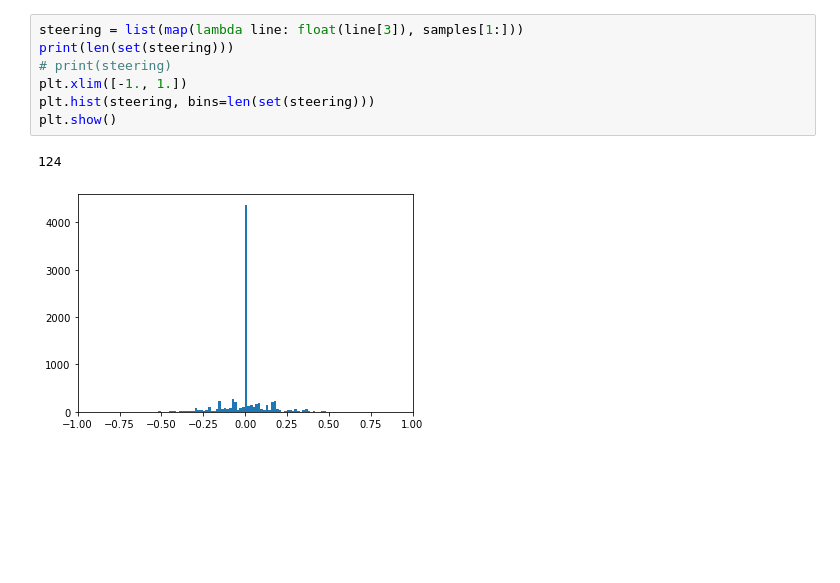
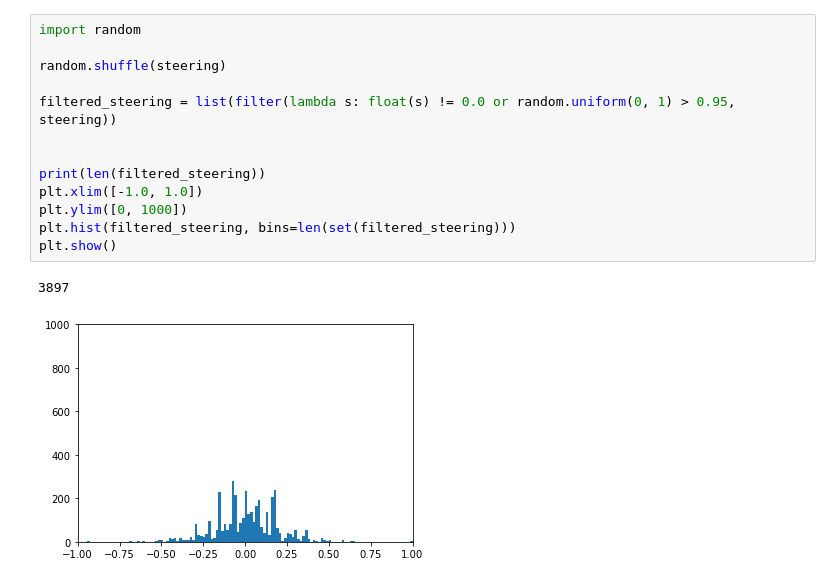
Before and after one commit to Akitsuyoshi/CarND-Behavioral-Cloning-P3, a Jupyter notebook: image.ipynb, the cells around one changed output. Cells and saved outputs as stored; diff of their text form; blank space fills up the shorter version.

Commit message:
chore(image notebook): test image augmentation

```diff
--- a/image.ipynb
+++ b/image.ipynb
@@ -14,10 +48,16 @@ print(len(samples))
 # %%
-steering = list(map(lambda line: float(line[3]), samples[1:]))
-print(len(set(steering)))
-# print(steering)
-plt.xlim([-1., 1.])
-plt.hist(steering, bins=len(set(steering)))
+import random
+
+random.shuffle(steering)
+
+filtered_steering = list(filter(lambda s: float(s) != 0.0 or random.uniform(0, 1) > 0.95, steering))
+
+
+print(len(filtered_steering))
+plt.xlim([-1.0, 1.0])
+plt.ylim([0, 1000])
+plt.hist(filtered_steering, bins=len(set(filtered_steering)))
 plt.show()
 # %% [output]
-124
+3897
-[figure, old version]
+[figure, new version]
```
Also changed, not shown: parts of 5 cells of this notebook.
